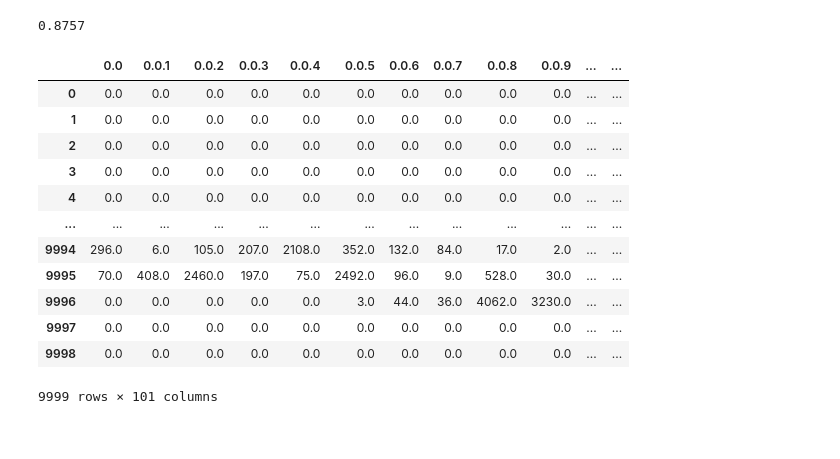
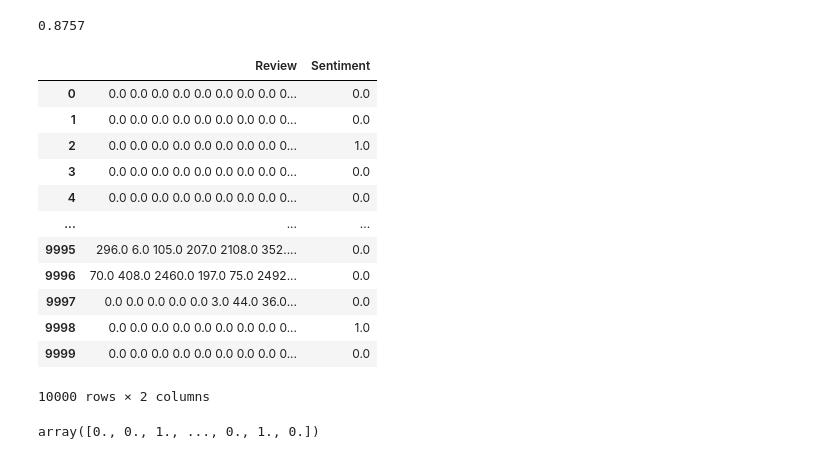
Before and after one commit to PolinaSushko/NLP_Project, a Jupyter notebook: notebooks/final_pr.ipynb, the cells around one changed output. Saved outputs shown, nothing was run; the diff lists cells and outputs as text; code cells hidden in the pictures.

Commit message:
Save preprocessed data, inference.py, write Dockerfiles

```diff
--- a/notebooks/final_pr.ipynb
+++ b/notebooks/final_pr.ipynb
@@ -627,19 +627,23 @@ accuracy
 # %%
 import pandas as pd
 # %%
-a = pd.read_csv('E:/Work Folder/0_Polya/My/EPAM/Introduction to Data Science Program/NLP_Project/data/processed/test_data.csv')
+a = pd.read_csv('E:/Work Folder/0_Polya/My/EPAM/Introduction to Data Science Program/NLP_Project/data/processed/test_processed.csv')
 a
 # %% [output]
-|  | 0.0 | 0.0.1 | 0.0.2 | 0.0.3 | 0.0.4 | 0.0.5 | 0.0.6 | 0.0.7 | 0.0.8 | 0.0.9 | ... | ... |
-| 0 | 0.0 | 0.0 | 0.0 | 0.0 | 0.0 | 0.0 | 0.0 | 0.0 | 0.0 | 0.0 | ... | ... |
-| 1 | 0.0 | 0.0 | 0.0 | 0.0 | 0.0 | 0.0 | 0.0 | 0.0 | 0.0 | 0.0 | ... | ... |
-| 2 | 0.0 | 0.0 | 0.0 | 0.0 | 0.0 | 0.0 | 0.0 | 0.0 | 0.0 | 0.0 | ... | ... |
-| 3 | 0.0 | 0.0 | 0.0 | 0.0 | 0.0 | 0.0 | 0.0 | 0.0 | 0.0 | 0.0 | ... | ... |
-| 4 | 0.0 | 0.0 | 0.0 | 0.0 | 0.0 | 0.0 | 0.0 | 0.0 | 0.0 | 0.0 | ... | ... |
-| ... | ... | ... | ... | ... | ... | ... | ... | ... | ... | ... | ... | ... |
-| 9994 | 296.0 | 6.0 | 105.0 | 207.0 | 2108.0 | 352.0 | 132.0 | 84.0 | 17.0 | 2.0 | ... | ... |
-| 9995 | 70.0 | 408.0 | 2460.0 | 197.0 | 75.0 | 2492.0 | 96.0 | 9.0 | 528.0 | 30.0 | ... | ... |
-| 9996 | 0.0 | 0.0 | 0.0 | 0.0 | 0.0 | 3.0 | 44.0 | 36.0 | 4062.0 | 3230.0 | ... | ... |
-| 9997 | 0.0 | 0.0 | 0.0 | 0.0 | 0.0 | 0.0 | 0.0 | 0.0 | 0.0 | 0.0 | ... | ... |
-| 9998 | 0.0 | 0.0 | 0.0 | 0.0 | 0.0 | 0.0 | 0.0 | 0.0 | 0.0 | 0.0 | ... | ... |
+|  | Review | Sentiment |
+| 0 | 0.0 0.0 0.0 0.0 0.0 0.0 0.0 0.0 0... | 0.0 |
+| 1 | 0.0 0.0 0.0 0.0 0.0 0.0 0.0 0.0 0... | 0.0 |
+| 2 | 0.0 0.0 0.0 0.0 0.0 0.0 0.0 0.0 0... | 1.0 |
+| 3 | 0.0 0.0 0.0 0.0 0.0 0.0 0.0 0.0 0... | 0.0 |
+| 4 | 0.0 0.0 0.0 0.0 0.0 0.0 0.0 0.0 0... | 0.0 |
+| ... | ... | ... |
+| 9995 | 296.0 6.0 105.0 207.0 2108.0 352.... | 0.0 |
+| 9996 | 70.0 408.0 2460.0 197.0 75.0 2492... | 0.0 |
+| 9997 | 0.0 0.0 0.0 0.0 0.0 3.0 44.0 36.0... | 0.0 |
+| 9998 | 0.0 0.0 0.0 0.0 0.0 0.0 0.0 0.0 0... | 1.0 |
+| 9999 | 0.0 0.0 0.0 0.0 0.0 0.0 0.0 0.0 0... | 0.0 |
-9999 rows × 101 columns
+10000 rows × 2 columns
+# %%
+a['Sentiment'].to_numpy()
+# %% [output]
+array([0., 0., 1., ..., 0., 1., 0.])
```
Also changed, not shown: parts of 1 cell of this notebook, 12 other files.
